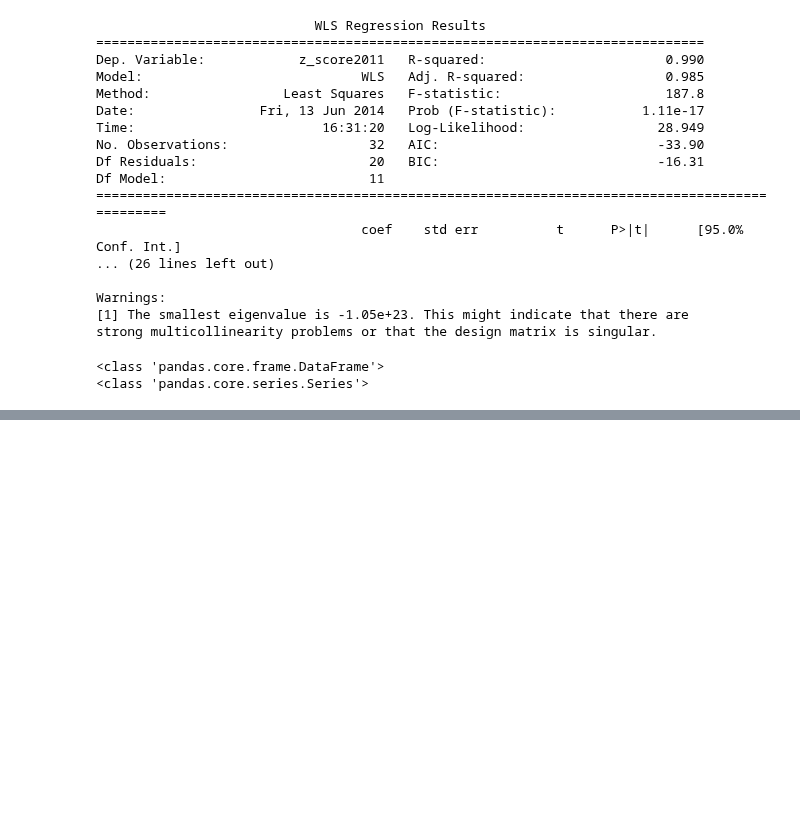
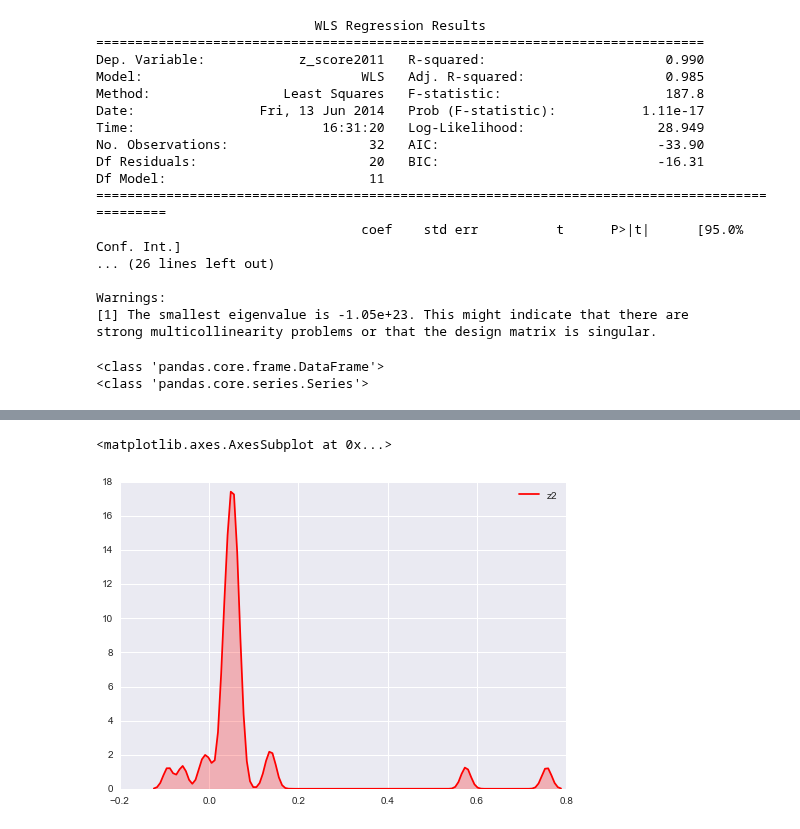
Before and after one commit to Dawny33/Data-Mining-and-ML, a Jupyter notebook: Intern Project/TN District Economy Analysis/TN District Economy Analysis.ipynb, the cells around one changed output, grey strips where cells are left out. Drawn from its saved outputs; the diff is of its cells as text; code cells hidden in the pictures; blank space fills up the shorter version.

```diff
--- a/Intern Project/TN District Economy Analysis/TN District Economy Analysis.ipynb
+++ b/Intern Project/TN District Economy Analysis/TN District Economy Analysis.ipynb
@@ -384,0 +574,5 @@ print type(p2)
+# %%
+sb.kdeplot(df_2011["z2"], shade = True, color = "red")
+# %% [output]
+<matplotlib.axes.AxesSubplot at 0x...>
+[figure, added]
```
Also changed, not shown: parts of 20 cells of this notebook.
